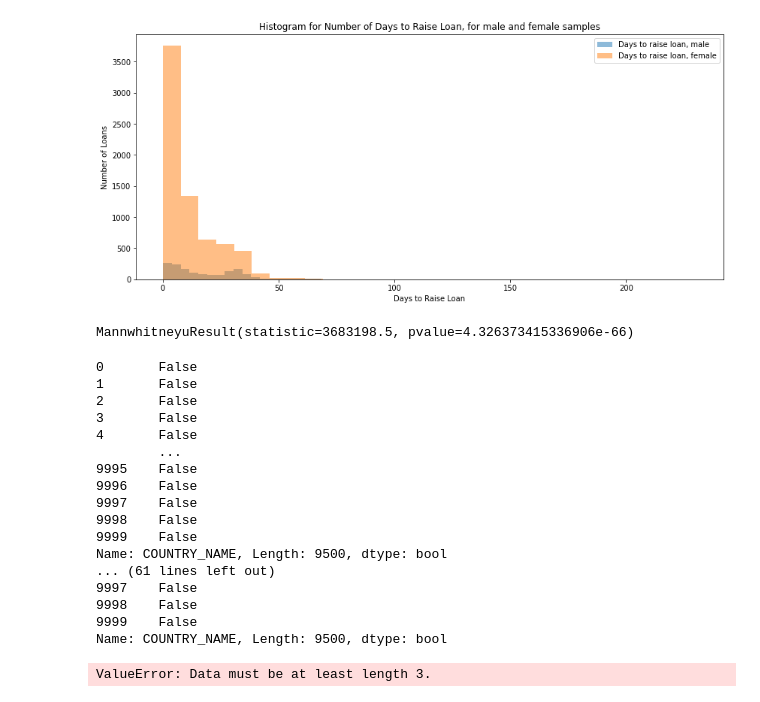
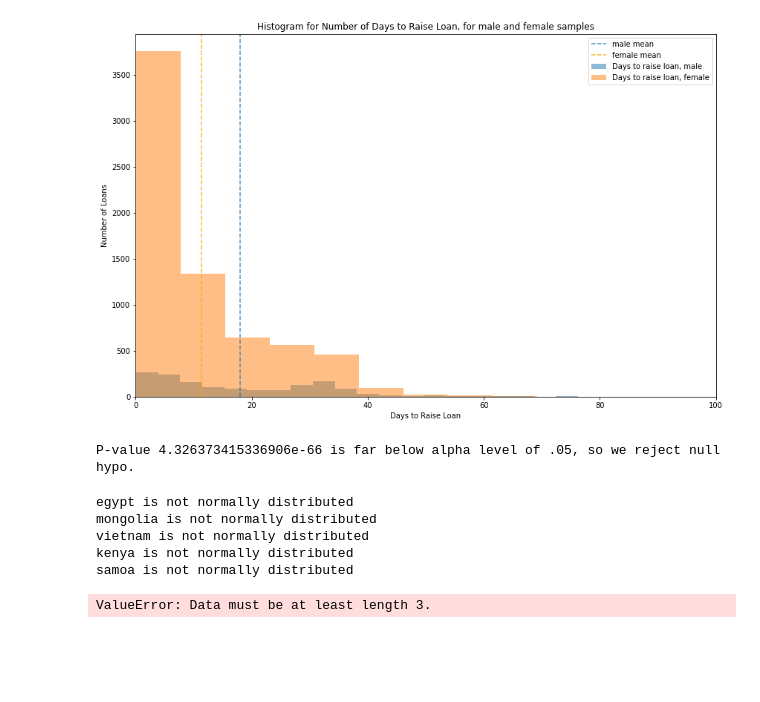
Before and after one commit to mcdimant/kiva_analysis, a Jupyter notebook: notebooks/kiva_clean.ipynb, the cells around one changed output. Saved outputs shown, nothing was run; the diff lists cells and outputs as text; code cells hidden in the pictures; blank space fills up the shorter version.

```diff
--- a/notebooks/kiva_clean.ipynb
+++ b/notebooks/kiva_clean.ipynb
@@ -39,0 +83,12 @@ loan['borrower_n'] = loan['BORROWER_GENDERS'].apply(count_borrowers)
+# %%
+#Function that returns gender state of loan, as male/female/mixed. This is necessary
+#because the 'BORROWER_GENDERS' column is a string with the gender for each borrower
+def gender_clean(lst):
+    if re.findall('\\bmale\\b', str(lst)) and re.findall('\\bfemale\\b', str(list)):
+        return 'mixed'
+    elif not re.findall('\\bfemale\\b', str(lst)):
+        return 'male'
+    else:
+        return 'female'
+# %%
+loan['gender_clean'] = loan['BORROWER_GENDERS'].apply(gender_clean)
@@ -145,2 +198,0 @@ memory usage: 3.4+ MB
-# %%
-loan['ppp_val'] = loan['ppp'] * loan['LOAN_AMOUNT']
@@ -157,48 +232,48 @@ Ttest_indResult(statistic=18.702402824218993, pvalue=1.6755581566396565e-76)
 # %%
-#We can see by plotting the histograms for how long men and women take to raise loans that
-#a) the data does not appear to be normally distributed and
-#b) there are many more datapoints for women than for men
+#gender
+loanspeed_m = loan['loanspeed_days'][loan['BORROWER_GENDERS']=='male']
+loanspeed_f = loan['loanspeed_days'][loan['BORROWER_GENDERS']=='female']
 
-fig, ax = plt.subplots(figsize=(14,6))
+mean_male = np.mean(loanspeed_m)
+mean_female = np.mean(loanspeed_f)
+
+fig, ax = plt.subplots(figsize=(14,9))
 ax.hist(loanspeed_m, bins=30, alpha=.5, label='Days to raise loan, male')
+ax.axvline(mean_male, alpha=.8, linestyle='--', label='male mean')
+ax.axvline(mean_female, alpha=.8, linestyle='--', color='orange', label='female mean')
 ax.hist(loanspeed_f, bins=30, alpha=.5, label='Days to raise loan, female')
+ax.set_xbound(0,100)
 ax.legend(loc='upper right')
 ax.set_xlabel('Days to Raise Loan')
 ax.set_ylabel('Number of Loans')
 ax.set_title('Histogram for Number of Days to Raise Loan, for male and female samples')
 
-plt.savefig('../images/gender_histogram.png')
+plt.savefig('../images/gender_histobox_aws.png')
 # %% [output]
-[figure, old version]
+[figure, new version]
+# %%
+#A quick visual of the histogram for male and female loanspeed shows that neither
+#appears to be normally distributed, so a Mann-Whitney test is more appropriate
+#for gauging statistical significance:
+mw_gender = stats.mannwhitneyu(loanspeed_m, loanspeed_f)
+
+print("P-value {p} is far below alpha level of .05, so we reject null hypo.".format(p=mw_gender[1]))
+# %% [output]
+P-value 4.326373415336906e-66 is far below alpha level of .05, so we reject null hypo.
 # %%
 stats.mannwhitneyu(loanspeed_m, loanspeed_f)
-# %% [output]
-MannwhitneyuResult(statistic=3683198.5, pvalue=4.326373415336906e-66)
 # %%
 
+for c in set(loan['COUNTRY_NAME']):
+    c_loan = loan.loc[loan['COUNTRY_NAME']==c, 'loanspeed_days']
+    if stats.shapiro(c_loan)[1] < .05:
+        print('{country} is not normally distributed'.format(country=c))
 
-for x in set(loan['COUNTRY_NAME']):
-    print (stats.shapiro(loan['loanspeed_days'][loan['COUNTRY_NAME']==x])[1])
- #   if stats.shapiro(loan['loanspeed_days'][loan['COUNTRY_NAME']==x])[1] < .05:
- #       print("Loans in {country}, are not normally distributed ".format(country=x))
- #   else:
- #       None
+#print(sum(loan['COUNTRY_NAME']=='brazil'))
 # %% [output]
-0       False
-1       False
-2       False
-3       False
-4       False
-        ...
-9995    False
-9996    False
-9997    False
-9998    False
-9999    False
-Name: COUNTRY_NAME, Length: 9500, dtype: bool
-... (61 lines left out)
-9997    False
-9998    False
-9999    False
-Name: COUNTRY_NAME, Length: 9500, dtype: bool
+egypt is not normally distributed
+mongolia is not normally distributed
+vietnam is not normally distributed
+kenya is not normally distributed
+samoa is not normally distributed
 ValueError: Data must be at least length 3.
```
Also changed, not shown: parts of 32 cells of this notebook.
